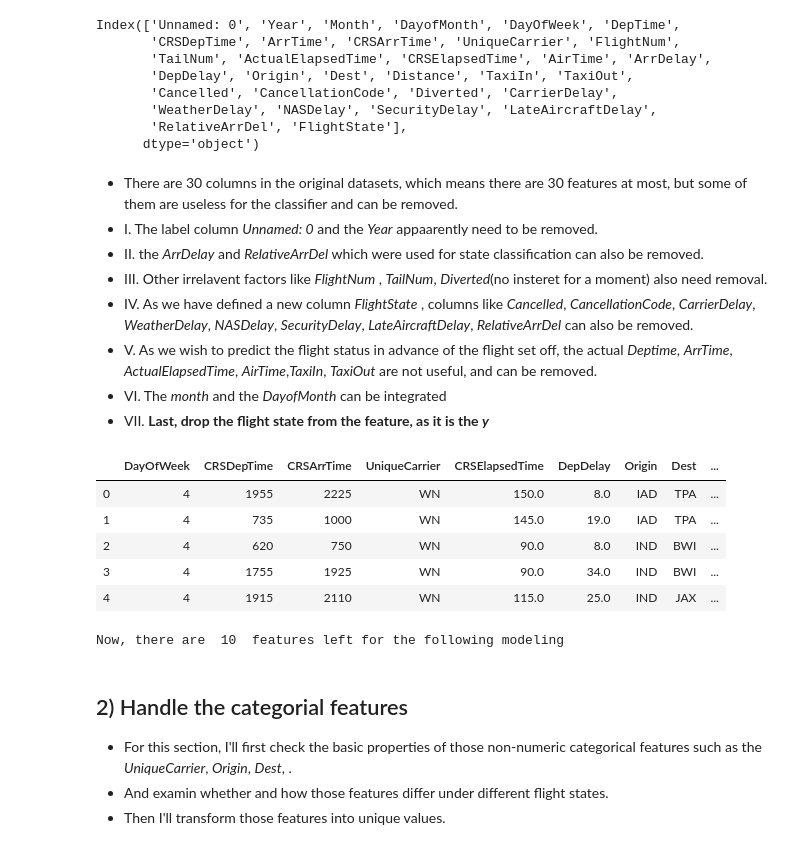
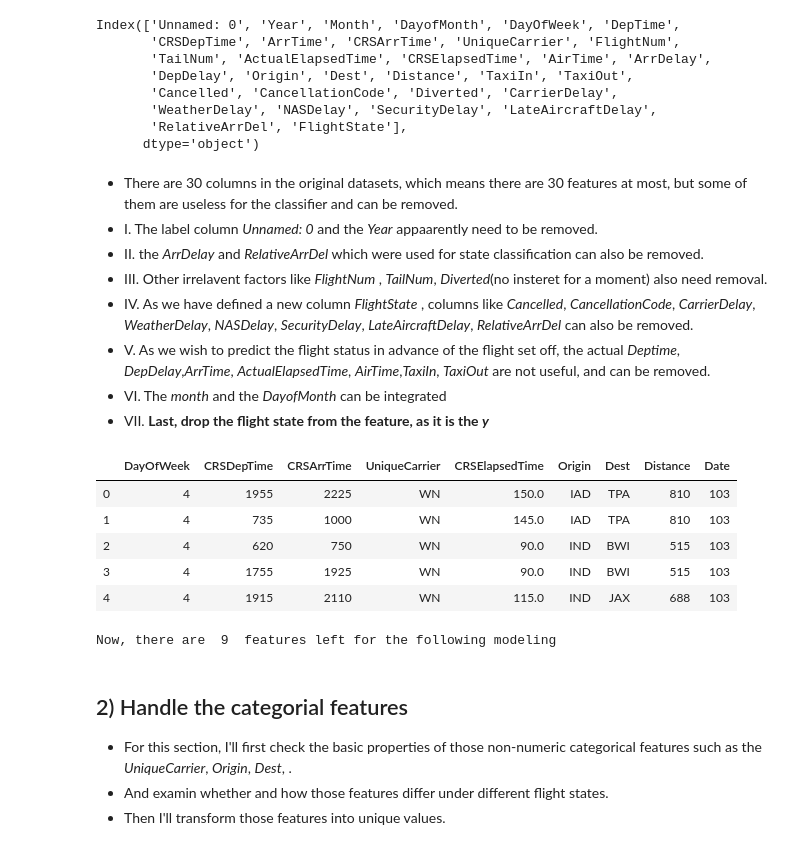
Before and after one commit to Wolfking2015/Final-Project-For-AML, a Jupyter notebook: final-project.ipynb, the cells around one changed output. Cells and saved outputs as stored; diff of their text form; code cells hidden in the pictures.

```diff
--- a/final-project.ipynb
+++ b/final-project.ipynb
@@ -577,31 +577,31 @@ Index(['Unnamed: 0', 'Year', 'Month', 'DayofMonth', 'DayOfWeek', 'DepTime',
 * II. the _ArrDelay_ and _RelativeArrDel_ which were used for state classification can also be removed.
 * III. Other irrelavent factors like _FlightNum_ , _TailNum_, _Diverted_(no insteret for a moment) also need removal.
 * IV. As we have defined a new column _FlightState_ , columns like _Cancelled_, _CancellationCode_, _CarrierDelay_, _WeatherDelay_, _NASDelay_, _SecurityDelay_, _LateAircraftDelay_,  _RelativeArrDel_ can also be removed.
-* V. As we wish to predict the flight status in advance of the flight set off, the actual _Deptime_, _ArrTime_, _ActualElapsedTime_, _AirTime_,_TaxiIn_, _TaxiOut_ are not useful, and can be removed.
+* V. As we wish to predict the flight status in advance of the flight set off, the actual _Deptime_, _DepDelay_,_ArrTime_, _ActualElapsedTime_, _AirTime_,_TaxiIn_, _TaxiOut_ are not useful, and can be removed.
 * VI. The _month_ and the _DayofMonth_ can be integrated
 * VII. **Last, drop the flight state from the feature, as it is the _y_**
 # %%
 flight_features=data_airline #First load all the features
-drop_features=['Unnamed: 0','Year','ArrDelay','RelativeArrDel','FlightNum' , 'TailNum', 'Diverted','Cancelled', 'CancellationCode', 'CarrierDelay', 'WeatherDelay', 'NASDelay', 'SecurityDelay', 'LateAircraftDelay', 'RelativeArrDel', 'ArrTime','DepTime', 'ActualElapsedTime', 'AirTime','TaxiIn', 'TaxiOut'  ]  #Use a list to store the feature name not needed
+drop_features=['Unnamed: 0','Year','ArrDelay','RelativeArrDel','FlightNum' , 'TailNum', 'DepDelay','Diverted','Cancelled', 'CancellationCode', 'CarrierDelay', 'WeatherDelay', 'NASDelay', 'SecurityDelay', 'LateAircraftDelay', 'RelativeArrDel', 'ArrTime','DepTime', 'ActualElapsedTime', 'AirTime','TaxiIn', 'TaxiOut'  ]  #Use a list to store the feature name not needed
 flight_features= flight_features.drop(drop_features, axis=1) # Delete all columns with the label
 flight_features['Date']=flight_features['Month']*100+flight_features['DayofMonth'] #Use a four digits number to represent date
 flight_features= flight_features.drop(['Month','DayofMonth'], axis=1) # the dayofmonth and month
 flight_features=flight_features.dropna()
 y=flight_features['FlightState'] #Define the y
 flight_features= flight_features.drop(['FlightState'], axis=1) # drop y
 flight_features.head()
 # %% [output]
-|  | DayOfWeek | CRSDepTime | CRSArrTime | UniqueCarrier | CRSElapsedTime | DepDelay | Origin | Dest | ... |
-| 0 | 4 | 1955 | 2225 | WN | 150.0 | 8.0 | IAD | TPA | ... |
-| 1 | 4 | 735 | 1000 | WN | 145.0 | 19.0 | IAD | TPA | ... |
-| 2 | 4 | 620 | 750 | WN | 90.0 | 8.0 | IND | BWI | ... |
-| 3 | 4 | 1755 | 1925 | WN | 90.0 | 34.0 | IND | BWI | ... |
-| 4 | 4 | 1915 | 2110 | WN | 115.0 | 25.0 | IND | JAX | ... |
+|  | DayOfWeek | CRSDepTime | CRSArrTime | UniqueCarrier | CRSElapsedTime | Origin | Dest | Distance | Date |
+| 0 | 4 | 1955 | 2225 | WN | 150.0 | IAD | TPA | 810 | 103 |
+| 1 | 4 | 735 | 1000 | WN | 145.0 | IAD | TPA | 810 | 103 |
+| 2 | 4 | 620 | 750 | WN | 90.0 | IND | BWI | 515 | 103 |
+| 3 | 4 | 1755 | 1925 | WN | 90.0 | IND | BWI | 515 | 103 |
+| 4 | 4 | 1915 | 2110 | WN | 115.0 | IND | JAX | 688 | 103 |
 # %%
 Rows,NumberOfFeatures=flight_features.shape
 print('Now, there are ',NumberOfFeatures,' features left for the following modeling')
 # %% [output]
-Now, there are  10  features left for the following modeling
+Now, there are  9  features left for the following modeling
 # %% [markdown]
 ## 2) Handle the categorial features
 * For this section, I'll first check the basic properties of those non-numeric categorical features such as the _UniqueCarrier_, _Origin_, _Dest_, .
```
Also changed, not shown: parts of 22 cells of this notebook.
